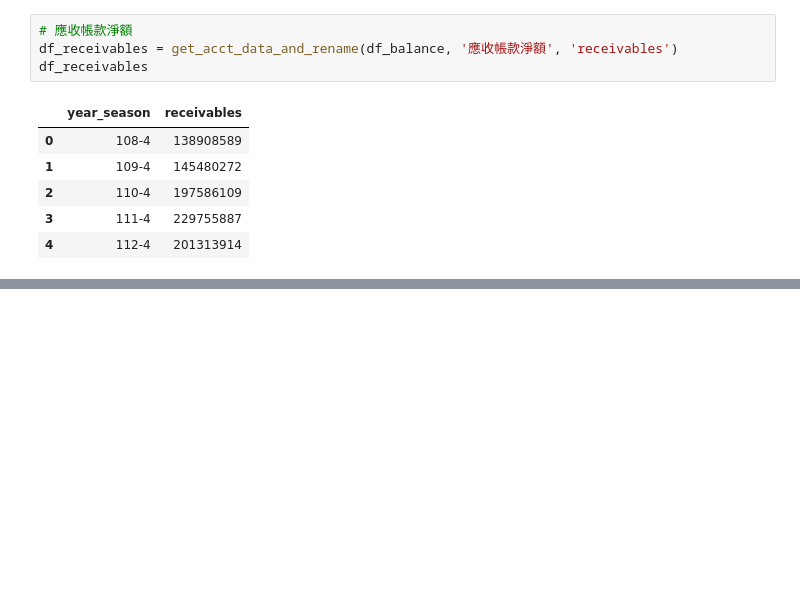
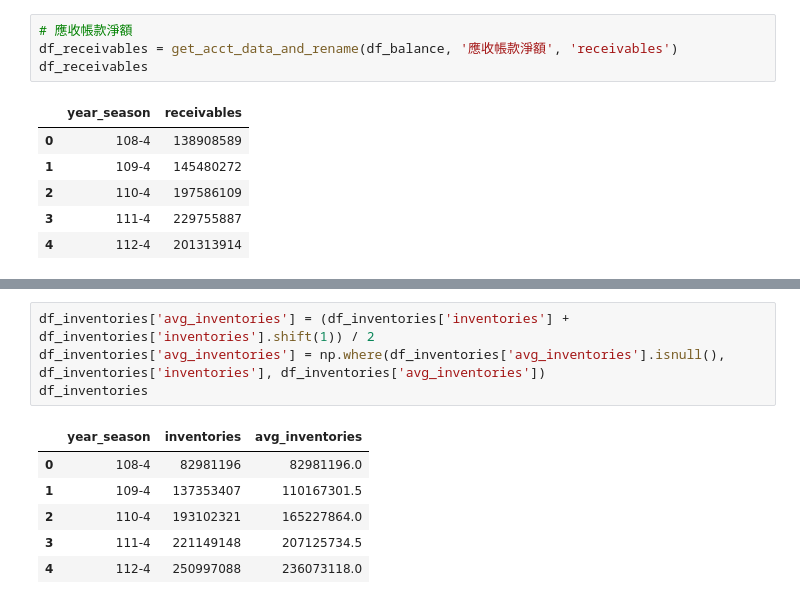
Before and after one commit to chiseanchang0727/financial-report-crawler, a Jupyter notebook: fc_report_analysis.ipynb, the cells around one changed output, grey strips where cells are left out. Saved outputs shown, nothing was run; the diff lists cells and outputs as text; blank space fills up the shorter version.

```diff
--- a/fc_report_analysis.ipynb
+++ b/fc_report_analysis.ipynb
@@ -300,0 +339,11 @@ NameError: name 'pd' is not defined
+# %%
+df_inventories['avg_inventories'] = (df_inventories['inventories'] + df_inventories['inventories'].shift(1)) / 2
+df_inventories['avg_inventories'] = np.where(df_inventories['avg_inventories'].isnull(), df_inventories['inventories'], df_inventories['avg_inventories'])
+df_inventories
+# %% [output]
+|  | year_season | inventories | avg_inventories |
+| 0 | 108-4 | 82981196 | 82981196.0 |
+| 1 | 109-4 | 137353407 | 110167301.5 |
+| 2 | 110-4 | 193102321 | 165227864.0 |
+| 3 | 111-4 | 221149148 | 207125734.5 |
+| 4 | 112-4 | 250997088 | 236073118.0 |
```
Also changed, not shown: parts of 8 cells of this notebook.
